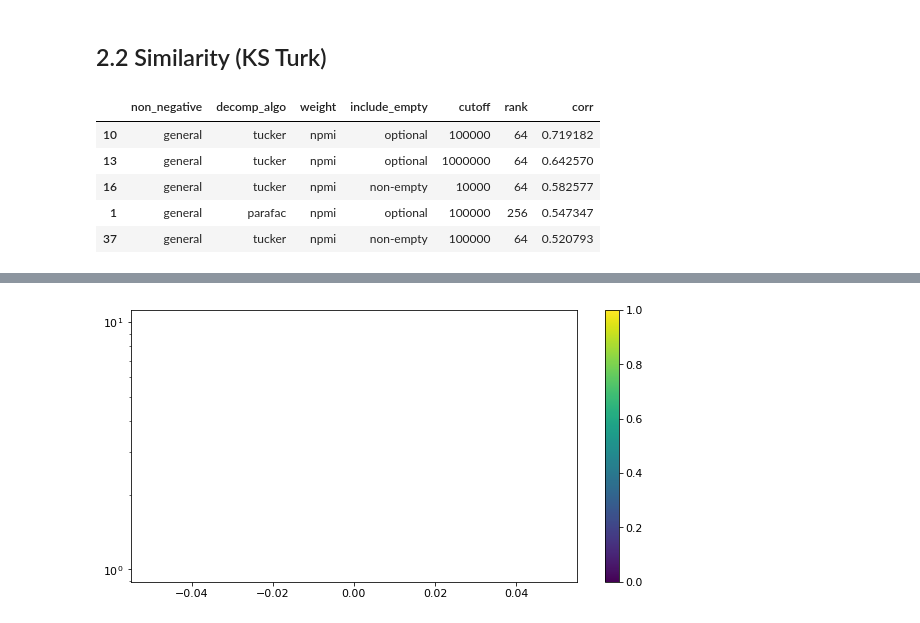
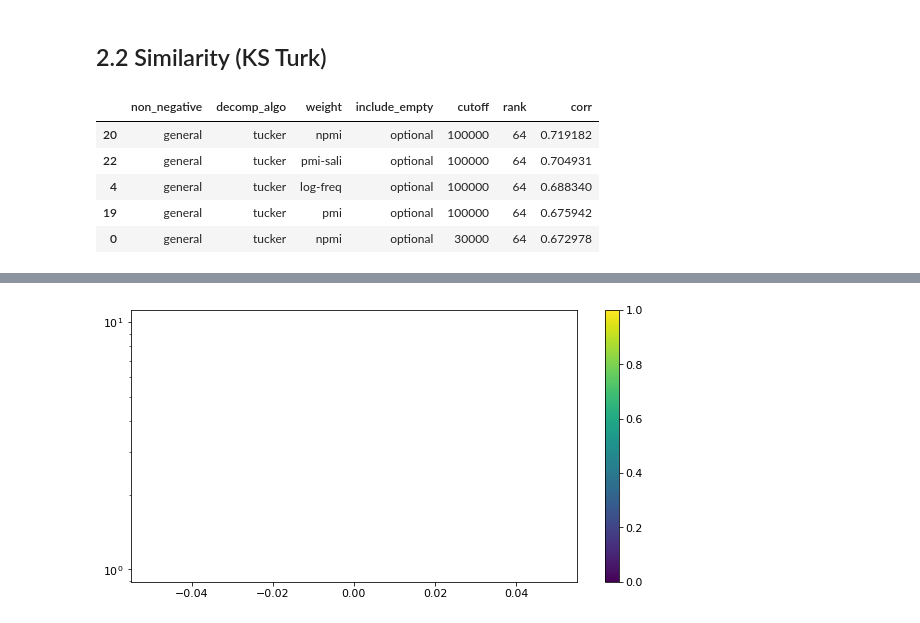
Before and after one commit to makrai/verb-tensor, a Jupyter notebook: eval.ipynb, the cells around one changed output, grey strips where cells are left out. Cells and saved outputs as stored; diff of their text form; code cells hidden in the pictures.

Commit message:
New best non-neg Tucker with NPMI

```diff
--- a/eval.ipynb
+++ b/eval.ipynb
@@ -429,12 +429,13 @@ svo_df.sample(5)
 ## 2.2 Similarity (KS Turk)
 # %%
 df = eval_for_files(ks13_turk, mode_to_test='svo')
+df.sort_values('corr', ascending=False, inplace=True)
 # %%
-df.sort_values('corr', ascending=False).head()
+df.head()
 # %% [output]
 |  | non_negative | decomp_algo | weight | include_empty | cutoff | rank | corr |
-| 10 | general | tucker | npmi | optional | 100000 | 64 | 0.719182 |
-| 13 | general | tucker | npmi | optional | 1000000 | 64 | 0.642570 |
-| 16 | general | tucker | npmi | non-empty | 10000 | 64 | 0.582577 |
-| 1 | general | parafac | npmi | optional | 100000 | 256 | 0.547347 |
-| 37 | general | tucker | npmi | non-empty | 100000 | 64 | 0.520793 |
+| 20 | general | tucker | npmi | optional | 100000 | 64 | 0.719182 |
+| 22 | general | tucker | pmi-sali | optional | 100000 | 64 | 0.704931 |
+| 4 | general | tucker | log-freq | optional | 100000 | 64 | 0.688340 |
+| 19 | general | tucker | pmi | optional | 100000 | 64 | 0.675942 |
+| 0 | general | tucker | npmi | optional | 30000 | 64 | 0.672978 |
```
Also changed, not shown: parts of 12 cells of this notebook.
